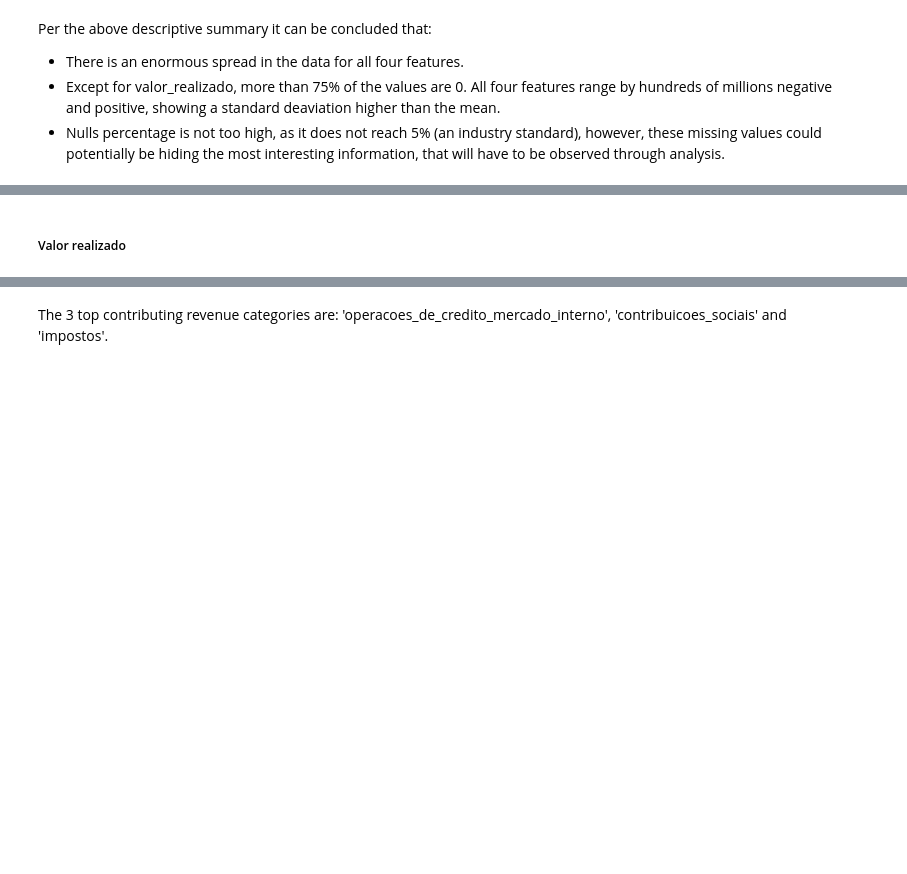
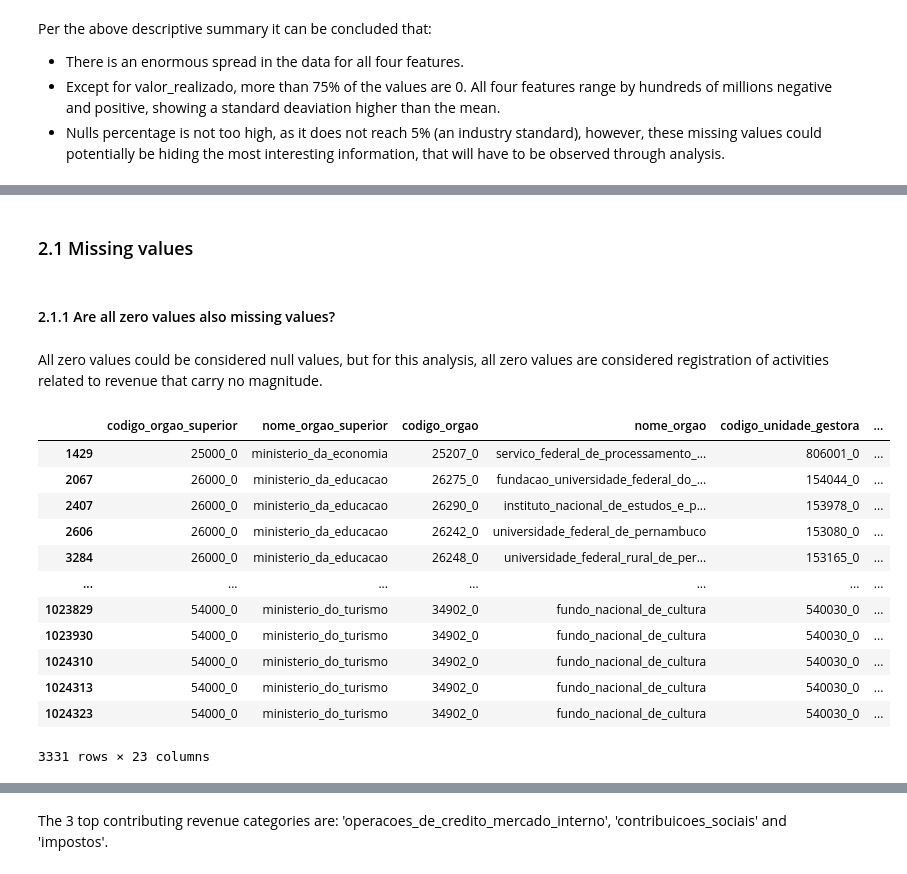
Before and after one commit to MiguelLopezVirues/proyecto2---analisis-brasil, a Jupyter notebook: notebooks/exploration.ipynb, the cells around one changed output, grey strips where cells are left out. Saved outputs shown, nothing was run; the diff lists cells and outputs as text; code cells hidden in the pictures; blank space fills up the shorter version.

```diff
--- a/notebooks/exploration.ipynb
+++ b/notebooks/exploration.ipynb
@@ -194,2 +308,0 @@ detalhamento
-# %% [markdown]
-##### Valor realizado
@@ -197,0 +309,23 @@ cleaned_data_df[cleaned_data_df["valor_realizado"] < 0]
+# %% [markdown]
+### 2.1 Missing values
+# %% [markdown]
+#### 2.1.1 Are all zero values also missing values?
+# %% [markdown]
+All zero values could be considered null values, but for this analysis, all zero values are considered registration of activities related to revenue that carry no magnitude.
+# %%
+filtro = (cleaned_data_df['valor_previsto_atualizado'] == 0) & (cleaned_data_df['valor_realizado'] == 0) & (cleaned_data_df['valor_lancado'] == 0) & (cleaned_data_df['percentual_realizado'] == 0 )
+cleaned_data_df[filtro]
+# %% [output]
+|  | codigo_orgao_superior | nome_orgao_superior | codigo_orgao | nome_orgao | codigo_unidade_gestora | ... |
+| 1429 | 25000_0 | ministerio_da_economia | 25207_0 | servico_federal_de_processamento_... | 806001_0 | ... |
+| 2067 | 26000_0 | ministerio_da_educacao | 26275_0 | fundacao_universidade_federal_do_... | 154044_0 | ... |
+| 2407 | 26000_0 | ministerio_da_educacao | 26290_0 | instituto_nacional_de_estudos_e_p... | 153978_0 | ... |
+| 2606 | 26000_0 | ministerio_da_educacao | 26242_0 | universidade_federal_de_pernambuco | 153080_0 | ... |
+| 3284 | 26000_0 | ministerio_da_educacao | 26248_0 | universidade_federal_rural_de_per... | 153165_0 | ... |
+| ... | ... | ... | ... | ... | ... | ... |
+| 1023829 | 54000_0 | ministerio_do_turismo | 34902_0 | fundo_nacional_de_cultura | 540030_0 | ... |
+| 1023930 | 54000_0 | ministerio_do_turismo | 34902_0 | fundo_nacional_de_cultura | 540030_0 | ... |
+| 1024310 | 54000_0 | ministerio_do_turismo | 34902_0 | fundo_nacional_de_cultura | 540030_0 | ... |
+| 1024313 | 54000_0 | ministerio_do_turismo | 34902_0 | fundo_nacional_de_cultura | 540030_0 | ... |
+| 1024323 | 54000_0 | ministerio_do_turismo | 34902_0 | fundo_nacional_de_cultura | 540030_0 | ... |
+3331 rows × 23 columns
```
Also changed, not shown: parts of 83 cells of this notebook, 3 other files.
